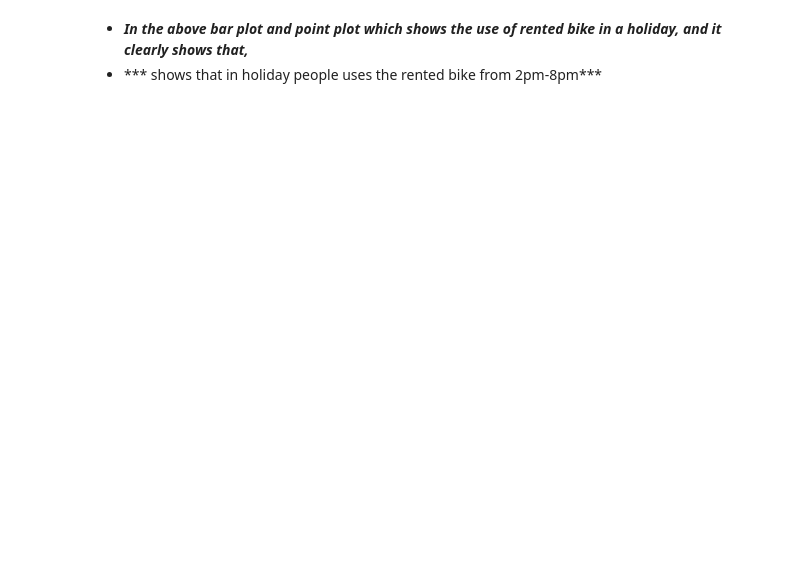
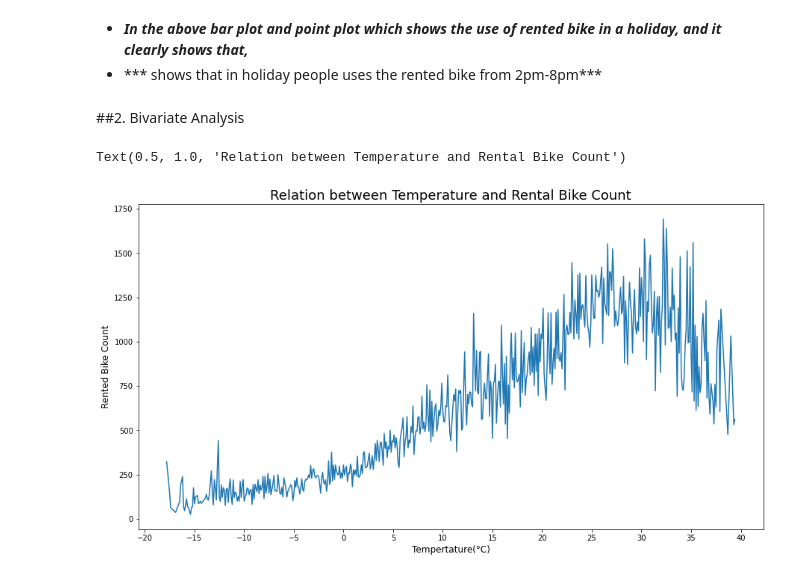
Before and after one commit to Kumarisimran626/S.K-Bike-Sharing-Demand-Prediction-Capstone-Project, a Jupyter notebook: S_K_Bike_Sharing_Demand_Prediction_Capstone_Project.ipynb, the cells around one changed output. Saved outputs shown, nothing was run; the diff lists cells and outputs as text; code cells hidden in the pictures; blank space fills up the shorter version.

```diff
--- a/S_K_Bike_Sharing_Demand_Prediction_Capstone_Project.ipynb
+++ b/S_K_Bike_Sharing_Demand_Prediction_Capstone_Project.ipynb
@@ -504,3 +511,16 @@ ax.set(title='Count of Rented bikes acording to Holiday ')
 # %% [markdown]
 * ***In the above bar plot and point plot which shows the use of rented bike in a holiday, and it clearly shows that,***
 * *** shows that in holiday people uses the rented bike from 2pm-8pm***
+# %% [markdown]
+##2. Bivariate Analysis
+# %%
+df_t=df.groupby('Temperature(°C)').agg({'Rented_Bike_Count':'mean'}).reset_index()
+plt.rcParams['figure.figsize'] = 15,8
+sns.lineplot(df_t['Temperature(°C)'],df_t['Rented_Bike_Count'])
+plt.xticks(np.arange(-20, 45, 5))
+plt.xlabel('Tempertature(°C)',fontsize=12)
+plt.ylabel('Rented_bike_Count',fontsize=12)
+plt.title('Relation between Temperature and Rental Bike Count',fontsize=18)
+# %% [output]
+Text(0.5, 1.0, 'Relation between Temperature and Rental Bike Count')
+[figure, added]
```
Also changed, not shown: parts of 10 cells of this notebook.
